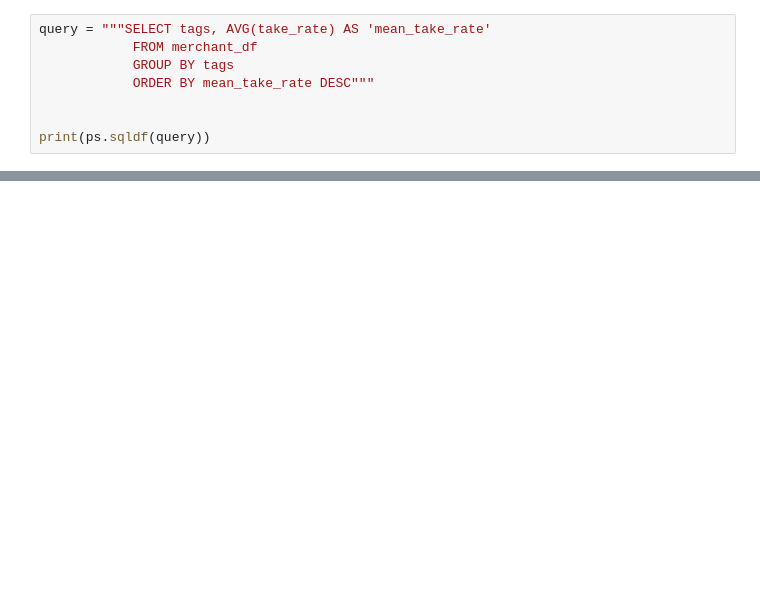
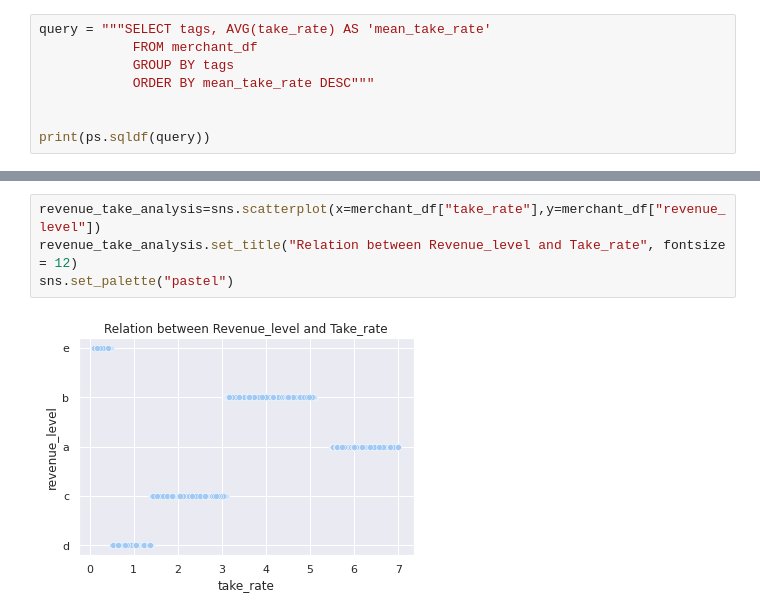
Before and after one commit to MAST30034-Applied-Data-Science/generic-buy-now-pay-later-project-group-14, a Jupyter notebook: notebooks/merchant_analysis.ipynb, the cells around one changed output, grey strips where cells are left out. Saved outputs shown, nothing was run; the diff lists cells and outputs as text; blank space fills up the shorter version.

```diff
--- a/notebooks/merchant_analysis.ipynb
+++ b/notebooks/merchant_analysis.ipynb
@@ -43,0 +172,6 @@ print(ps.sqldf(query))
+# %%
+revenue_take_analysis=sns.scatterplot(x=merchant_df["take_rate"],y=merchant_df["revenue_level"])
+revenue_take_analysis.set_title("Relation between Revenue_level and Take_rate", fontsize = 12)
+sns.set_palette("pastel")
+# %% [output]
+[figure, added]
```
Also changed, not shown: parts of 10 cells of this notebook, 4 other files.
